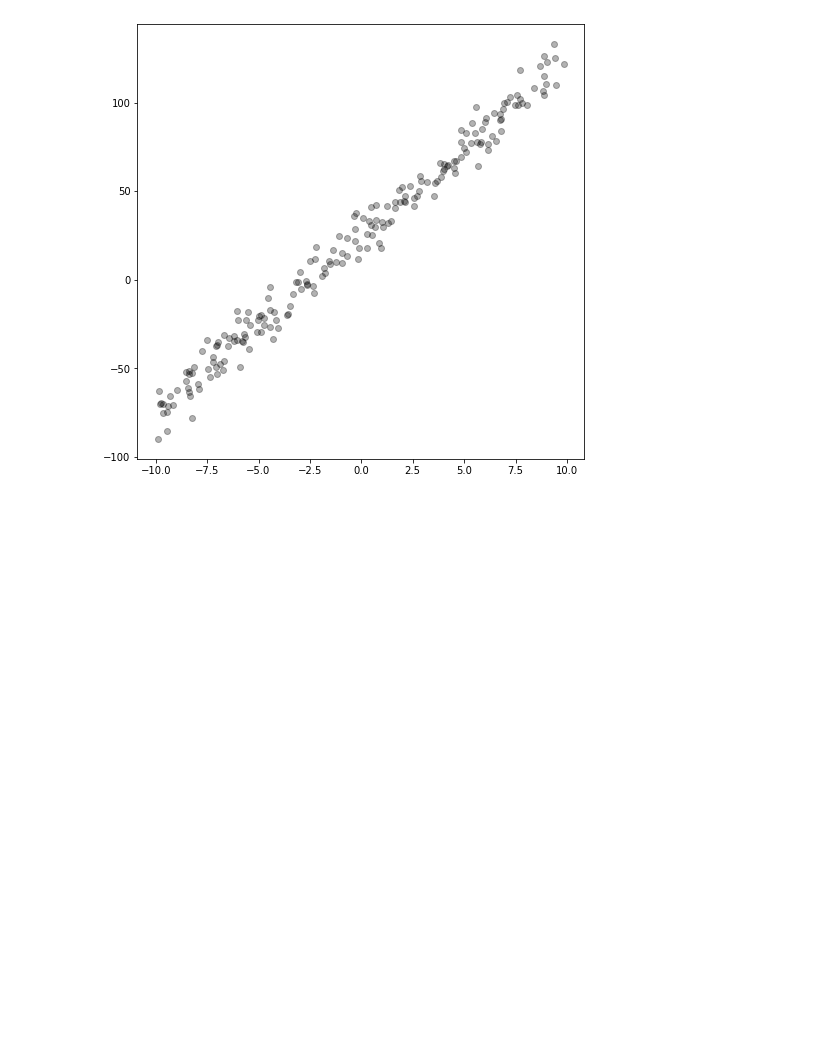
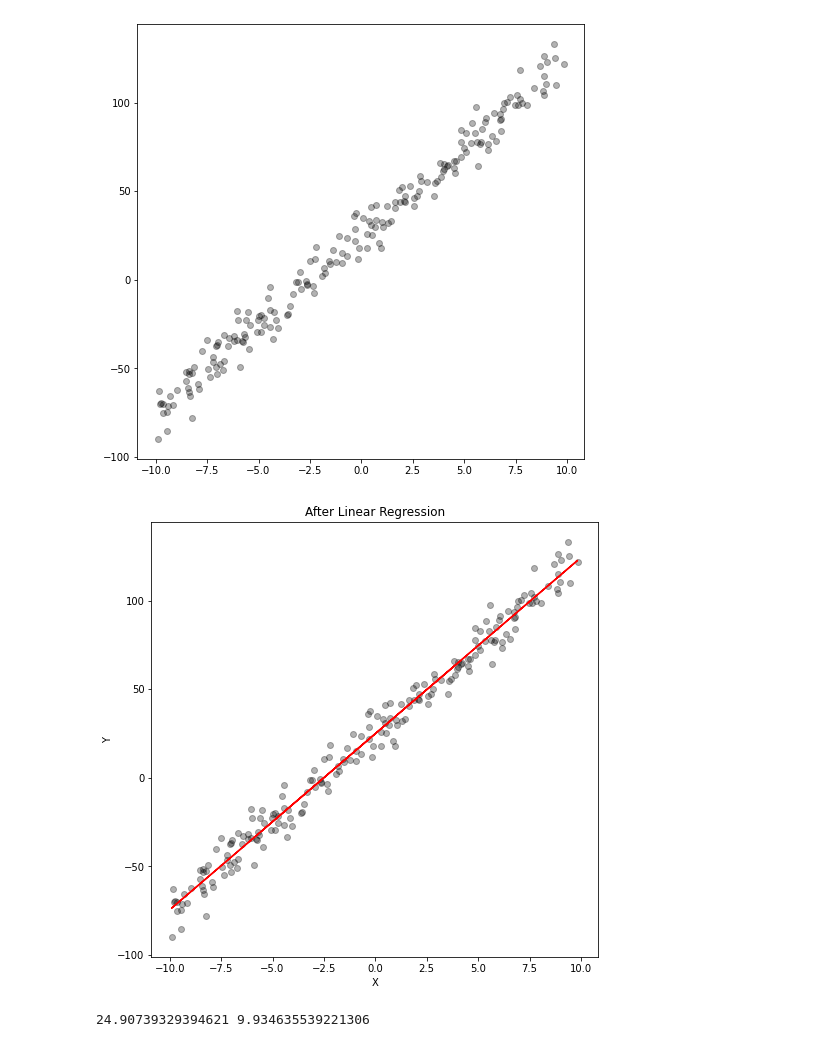
Before and after one commit to RyuJaesang/MachineLearing, a Jupyter notebook: assignment03/MachineLearningAssignment03.ipynb, the cells around one changed output. Drawn from its saved outputs; the diff is of its cells as text; code cells hidden in the pictures; blank space fills up the shorter version.

```diff
--- a/assignment03/MachineLearningAssignment03.ipynb
+++ b/assignment03/MachineLearningAssignment03.ipynb
@@ -33,0 +47,40 @@ theta1 = -30
+# %%
+#Define update function
+
+learningRate = 0.001
+
+def updateTheta():
+  updateTheta0 = theta0 - (learningRate*jPrimeTheta0())
+  updateTheta1 = theta1 - (learningRate*jPrimeTheta1())
+
+  return updateTheta0, updateTheta1
+# %%
+#Energy value, Theta0, Theta1 for visualization
+energyValue=[]
+theta0Value=[]
+theta1Value=[]
+
+#Learning
+while(1):
+  energyValue.append(j())
+  theta0Value.append(theta0)
+  theta1Value.append(theta1)
+
+  tempTheta0 = theta0
+  tempTheta1 = theta1
+  theta0, theta1 = updateTheta()
+  if (tempTheta0 == theta0) and (tempTheta1 == theta1):
+    break
+# %%
+#Visualize
+plt.figure(figsize=(8, 8))
+plt.scatter(x, y, alpha=0.3, color = [0, 0, 0])
+plt.title('After Linear Regression')
+plt.xlabel('X')
+plt.ylabel('Y')
+plt.plot(x, hTheta(), color=[1, 0, 0])
+plt.show()
+print(theta0, theta1)
+# %% [output]
+[figure, added]
+24.90739329394621 9.934635539221306
```
Also changed, not shown: parts of 3 cells of this notebook.
